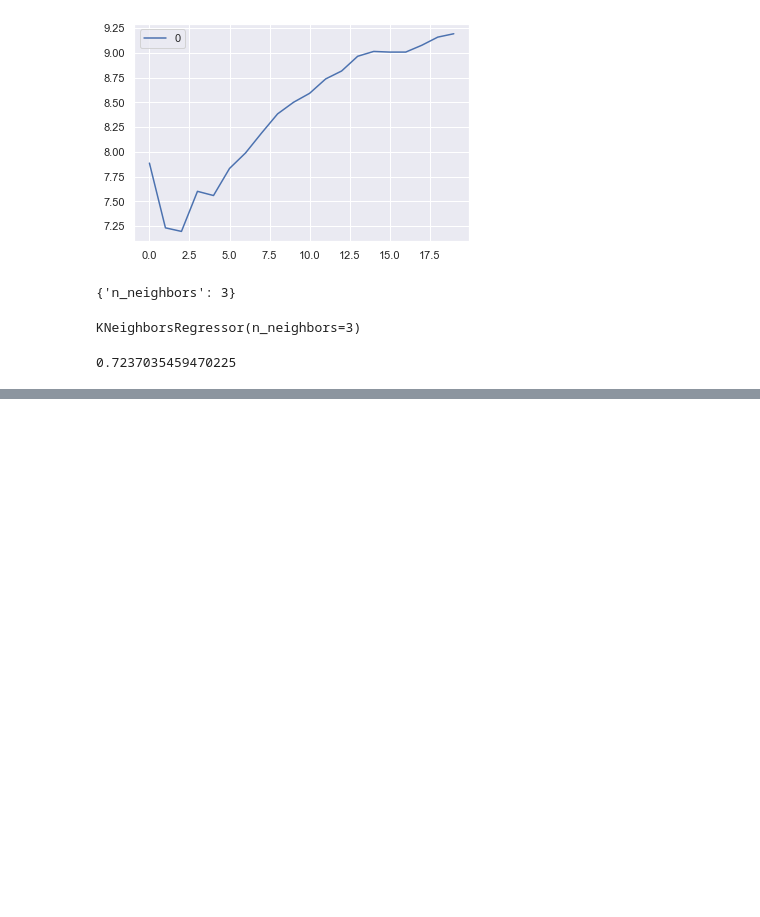
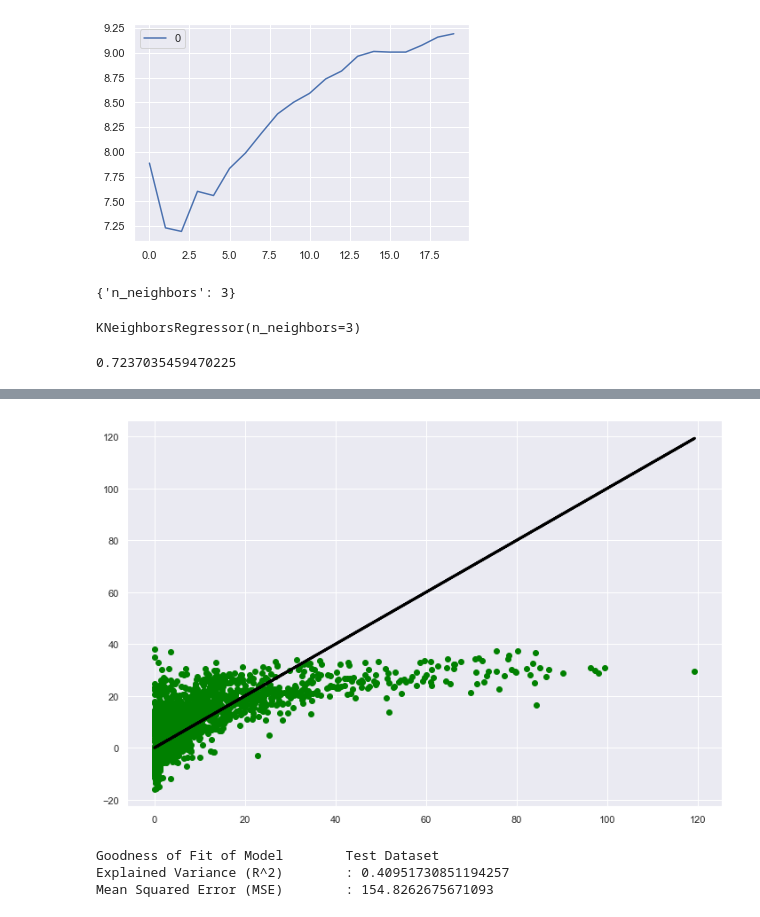
Before and after one commit to BernardLesley/Data_Analysis_Suicide_Rate, a Jupyter notebook: machine learning final.ipynb, the cells around one changed output, grey strips where cells are left out. Cells and saved outputs as stored; diff of their text form; code cells hidden in the pictures; blank space fills up the shorter version.

```diff
--- a/machine learning final.ipynb
+++ b/machine learning final.ipynb
@@ -223,0 +302,15 @@ r2_score(y_predict,y_test)
+# %%
+f = plt.figure(figsize=(12, 8))
+plt.scatter(y_test, y_test_pred, color = "green")
+plt.plot(y_test, y_test, 'black', linewidth = 3)
+plt.show()
+# Check the Goodness of Fit (on Test Data)
+print("Goodness of Fit of Model \tTest Dataset")
+print("Explained Variance (R^2) \t:", linreg.score(x_test, y_test))
+print("Mean Squared Error (MSE) \t:", mean_squared_error(y_test, y_test_pred))
+print()
+# %% [output]
+[figure, added]
+Goodness of Fit of Model        Test Dataset
+Explained Variance (R^2)        : 0.40951730851194257
+Mean Squared Error (MSE)        : 154.8262675671093
```
Also changed, not shown: parts of 17 cells of this notebook, 3 other files.
